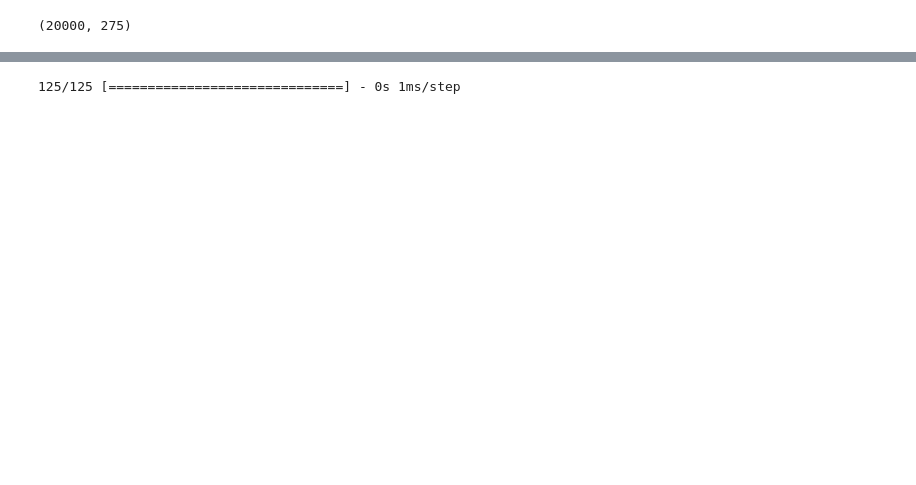
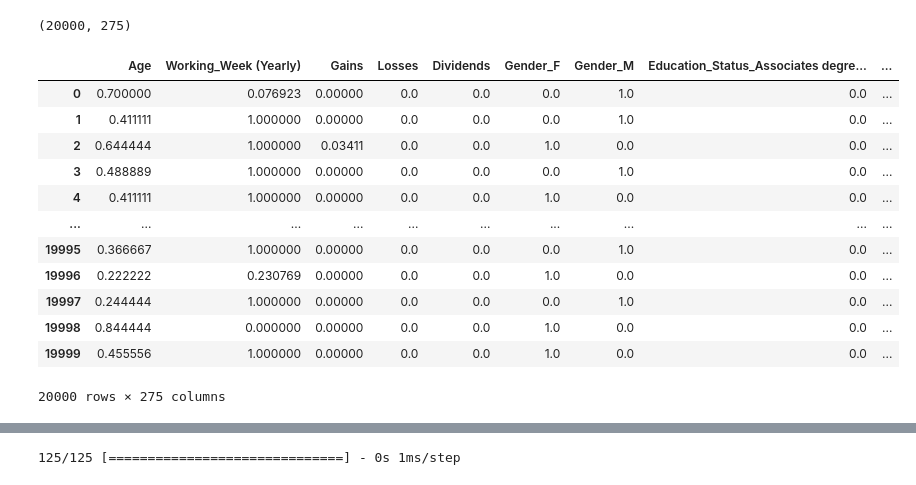
Before and after one commit to tigi98hw/income-forcast, a Jupyter notebook: income_forecast.ipynb, the cells around one changed output, grey strips where cells are left out. Saved outputs shown, nothing was run; the diff lists cells and outputs as text; code cells hidden in the pictures; blank space fills up the shorter version.

Commit message:
scaling

```diff
--- a/income_forecast.ipynb
+++ b/income_forecast.ipynb
@@ -209,0 +370,18 @@ train2.shape
+# %%
+train2 = pd.read_csv('C:/Users/hjn/Desktop/소득예측/income-forcast/train_scaling.csv', index_col=None)
+# %%
+train2
+# %% [output]
+|  | Age | Working_Week (Yearly) | Gains | Losses | Dividends | Gender_F | Gender_M | Education_Status_Associates degre... | ... |
+| 0 | 0.700000 | 0.076923 | 0.00000 | 0.0 | 0.0 | 0.0 | 1.0 | 0.0 | ... |
+| 1 | 0.411111 | 1.000000 | 0.00000 | 0.0 | 0.0 | 0.0 | 1.0 | 0.0 | ... |
+| 2 | 0.644444 | 1.000000 | 0.03411 | 0.0 | 0.0 | 1.0 | 0.0 | 0.0 | ... |
+| 3 | 0.488889 | 1.000000 | 0.00000 | 0.0 | 0.0 | 0.0 | 1.0 | 0.0 | ... |
+| 4 | 0.411111 | 1.000000 | 0.00000 | 0.0 | 0.0 | 1.0 | 0.0 | 0.0 | ... |
+| ... | ... | ... | ... | ... | ... | ... | ... | ... | ... |
+| 19995 | 0.366667 | 1.000000 | 0.00000 | 0.0 | 0.0 | 0.0 | 1.0 | 0.0 | ... |
+| 19996 | 0.222222 | 0.230769 | 0.00000 | 0.0 | 0.0 | 1.0 | 0.0 | 0.0 | ... |
+| 19997 | 0.244444 | 1.000000 | 0.00000 | 0.0 | 0.0 | 0.0 | 1.0 | 0.0 | ... |
+| 19998 | 0.844444 | 0.000000 | 0.00000 | 0.0 | 0.0 | 1.0 | 0.0 | 0.0 | ... |
+| 19999 | 0.455556 | 1.000000 | 0.00000 | 0.0 | 0.0 | 1.0 | 0.0 | 0.0 | ... |
+20000 rows × 275 columns
```
Also changed, not shown: parts of 65 cells of this notebook, 14 other files.
